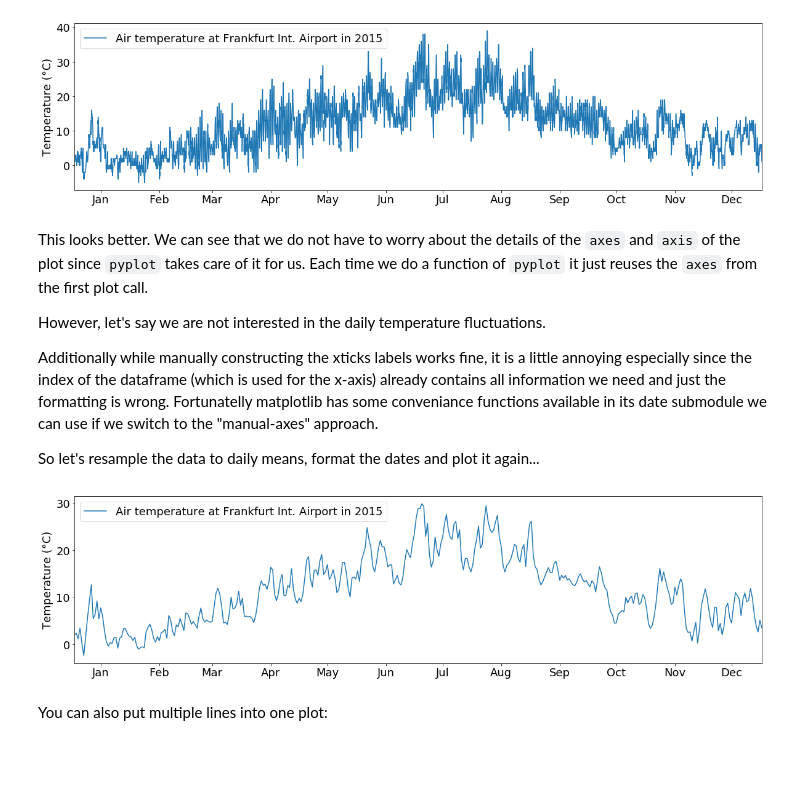
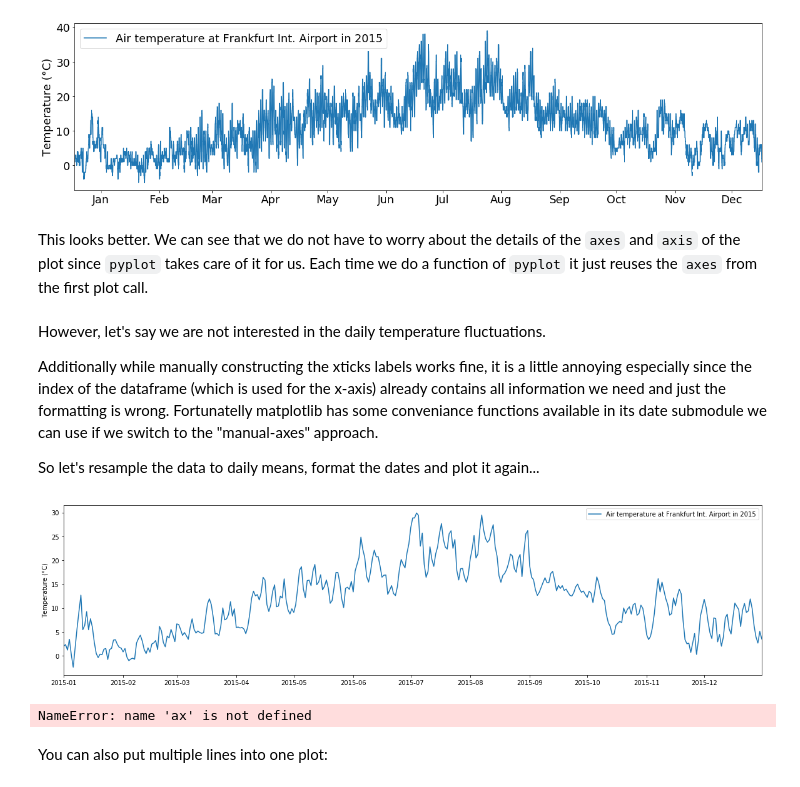
Before and after one commit to python-kurs/sommersemester_2019, a Jupyter notebook: content/units/S01E04.ipynb, the cells around one changed output. Drawn from its saved outputs; the diff is of its cells as text; code cells hidden in the pictures; blank space fills up the shorter version.

```diff
--- a/content/units/S01E04.ipynb
+++ b/content/units/S01E04.ipynb
@@ -524,9 +523,9 @@ plt.ylabel("Temperature (°C)")
 plt.show()
 # %% [output]
 [figure]
+# %% [markdown]
+This looks better. We can see that we do not have to worry about the details of the `axes` and `axis` of the plot since `pyplot` takes care of it for us. Each time we do a function of `pyplot` it just reuses the `axes` from the first plot call.
 # %% [markdown]
-This looks better. We can see that we do not have to worry about the details of the `axes` and `axis` of the plot since `pyplot` takes care of it for us. Each time we do a function of `pyplot` it just reuses the `axes` from the first plot call.
-
 However, let's say we are not interested in the daily temperature fluctuations.
 
 Additionally while manually constructing the xticks labels works fine, it is a little annoying especially since the index of the dataframe (which is used for the x-axis) already contains all information we need and just the formatting is wrong. Fortunatelly matplotlib has some conveniance functions available in its date submodule we can use if we switch to the "manual-axes" approach.
@@ -535,33 +534,37 @@ So let's resample the data to daily means, format the dates and plot it again...
 # %%
 temp_resampled = tabelle.air_temperature.resample("1d").mean()
 
 # We asign the figure to a variable to be able to manipulate it later
 fig = plt.figure(figsize=(20,5))
 
 # Add a new axes to the plot manually. The argument to the add_subplot function is used for positioning of the plot
 # First two numbers are number of rows/columns in the figure
 # Third number is the position of the plot to create
 ax = fig.add_subplot(111)
 
+# Plot the data
 ax.plot(temp_resampled,label="Air temperature at Frankfurt Int. Airport in 2015")
 
 ax.legend()
 ax.set_ylabel("Temperature (°C)")
 ax.set_xlim(("2015-01-01","2015-12-31"))
-
-# instead of creating the month labels manually we use matplotlibs built in date locators and formatters
-# set up the locator to find the 15th of every month (even though not every month is the same length this is close enough)
-days = mdates.DayLocator(bymonthday=15)
-# set the date format to the month shortname
-monthFmt = mdates.DateFormatter("%b")
-
-# apply locator and formatter to the ticks
-ax.xaxis.set_major_locator(days)
-ax.xaxis.set_major_formatter(monthFmt)
-
-plt.show()
+test = 4
 # %% [output]
-[figure, old version]
+[figure, new version]
+# %%
+# instead of creating the month labels manually we use matplotlibs built in date locators and formatters
+# set up the locator to find the 15th of every month (even though not every month is the same length this is close enough)
+days = mdates.DayLocator(bymonthday=15)
+# set the date format to the month shortname
+monthFmt = mdates.DateFormatter("%b")
+
+# apply locator and formatter to the ticks
+ax.xaxis.set_major_locator(days)
+ax.xaxis.set_major_formatter(monthFmt)
+
+plt.show()
+# %% [output]
+NameError: name 'ax' is not defined
 # %% [markdown]
 You can also put multiple lines into one plot:
 # %%
```
Also changed, not shown: parts of 4 cells of this notebook.
